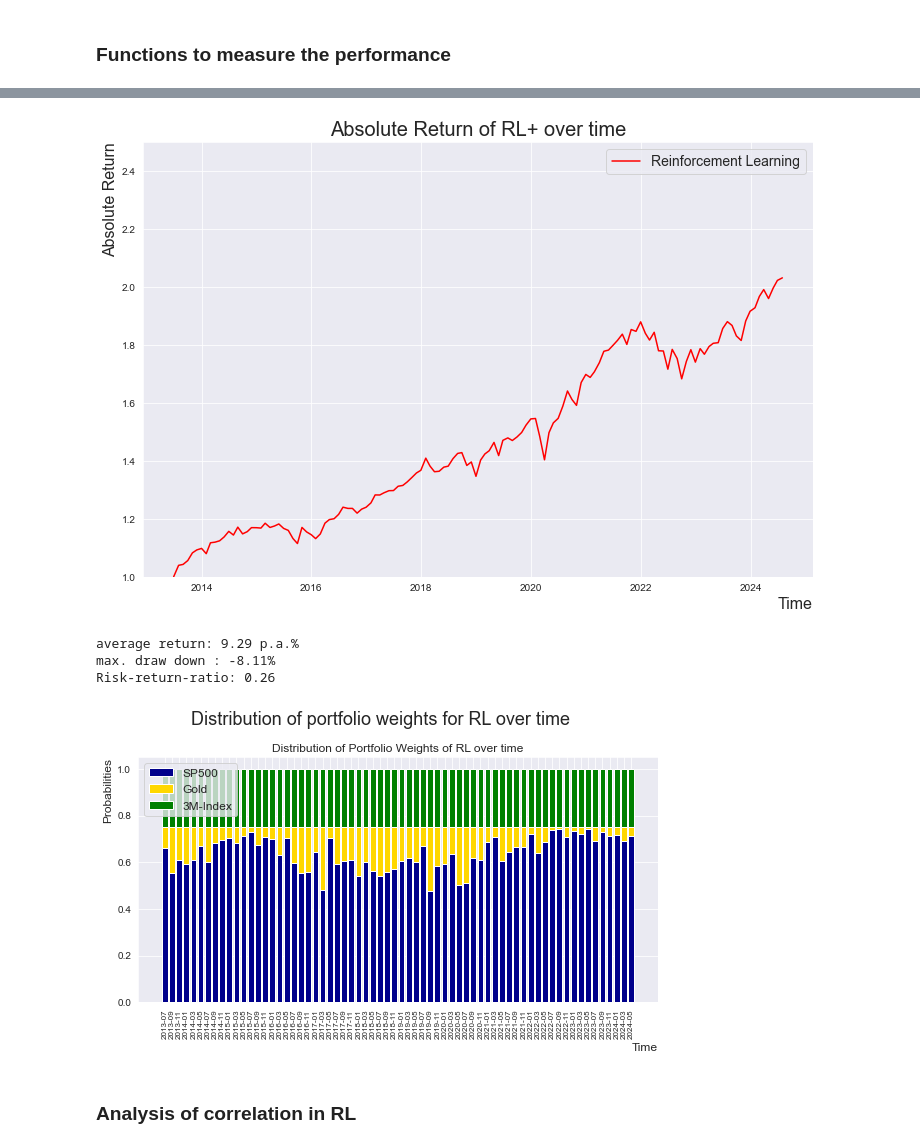
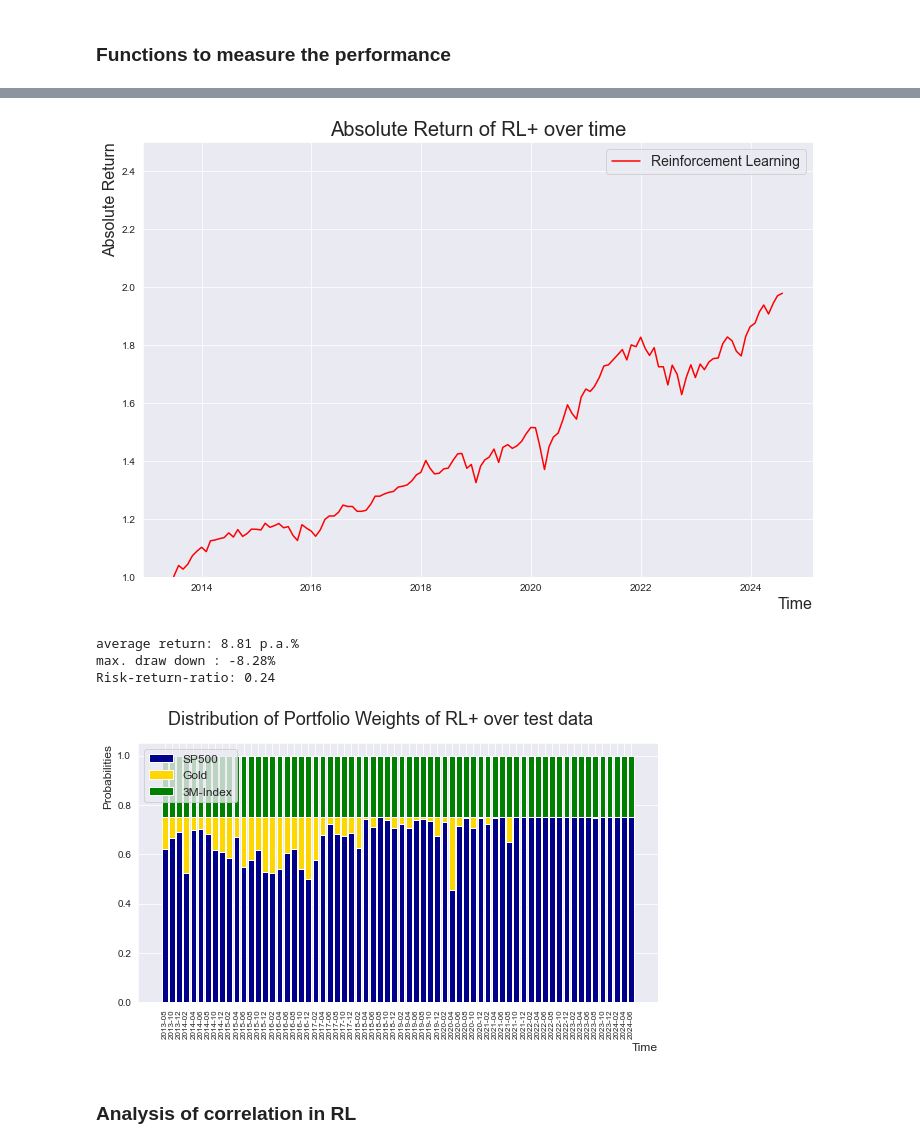
Before and after one commit to JohannesWinkler74/MSc_Thesis, a Jupyter notebook: DQN_target_network/DQN_target_network.ipynb, the cells around one changed output, grey strips where cells are left out. Cells and saved outputs as stored; diff of their text form; code cells hidden in the pictures.

```diff
--- a/DQN_target_network/DQN_target_network.ipynb
+++ b/DQN_target_network/DQN_target_network.ipynb
@@ -111,12 +97,10 @@ data_all_assets_test = df_test[['SP500','Gold','3M-Index']].pct_change()
 epochs = 30000 # number of experiments
 patience = 8000
 learning_rate = 0.001
-delta = 0.90 # discount rate
+delta = 0.9 # discount rate
 epsilon = 1.0
 epsilon_min = 0.01
 epsilon_decay = (epsilon - epsilon_min)/(epochs/1) # half of epochs epsilon-greedy is effective
 batch_size = 40
 target_update_freq = 120 # frequency with which target net is updated
 memory_size = 1000 # replay buffer from which randomly draw (state, action) pairs
-freq = 6
-temperature = 0.5
@@ -123,5 +109,5 @@ temperature = 0.5
 # %%
-class NeuronalNet(nn.Module):
+class NeuralNet(nn.Module):
     def __init__(self, batch_size=50):
         # inherits from nn.Module
         # invoke initiator of parent class
@@ -218,8 +208,8 @@ target_array = torch.zeros(3, dtype=float)
 
 
 # initialize networks
-policy_net = NeuronalNet(batch_size = batch_size)
-target_net = NeuronalNet(batch_size = batch_size)
+policy_net = NeuralNet(batch_size = batch_size)
+target_net = NeuralNet(batch_size = batch_size)
 target_net.load_state_dict(policy_net.state_dict())
 
 # instantiate early_stopping
@@ -408,9 +396,6 @@ for i in range(1, data_all_assets_test.shape[0]):
 sns.set_style('darkgrid')
 fig, ax = plt.subplots(figsize=(12, 8))
 x = df.index[split_obs: split_obs + data_all_assets_test.shape[0]]
-#plt.plot(x, profit_ts_list, label = 'Thompson Sampling', color = 'green')
-#plt.plot(x, profit_mpt_list, label = 'Modern Portfolio Theory', color = 'darkblue')
-#plt.plot(x, profit_rl_list, label = 'Reinforcement Learning', color = 'red', linestyle='dashed')
 plt.plot(x, profit_rl_list_corrected, label = 'Reinforcement Learning', color = 'red')
 plt.xlabel('Time', loc='right', fontsize=16)
 plt.ylabel('Absolute Return', loc='top', fontsize=16)
@@ -422,10 +407,10 @@ plt.show()
 
 performance(profit_rl_list_corrected, num_of_days=(df.index[-1] - df.index[split_obs]).days)
 # %% [output]
-[figure, old version]
+[figure, new version]
-average return: 9.29 p.a.%
-max. draw down : -8.11%
-Risk-return-ratio: 0.26
+average return: 8.81 p.a.%
+max. draw down : -8.28%
+Risk-return-ratio: 0.24
 # %%
 # store result as csv file
 #data_profit_rl = pd.Series(profit_rl_list_corrected)
@@ -447,44 +432,44 @@ fig, ax = plt.subplots(len(portfolios), 1, figsize=(8, 5))
 
 container = []
 x_axis = []
-for i in range(math.floor(len(portfolio_rl_list)/2)):
-    container.append(portfolio_rl_list[i*1])
-    x_axis.append(data_all_assets_test.index[1+i*2].strftime('%Y-%m'))
+for i in range(1,math.floor(len(portfolio_rl_list)),2):
+    container.append(portfolio_rl_list[i])
+    x_axis.append(data_all_assets_test.index[1+i].strftime('%Y-%m'))
 
 # x- axis
 n_timepoints = len(container)
 x = np.arange(n_timepoints)
 
 # define colours
 colors = ['darkblue', 'gold', 'green', 'red']
 
 # bars starting at zero
 bottom = np.zeros(n_timepoints)
 
 # stacked bar chart
 for i, category in enumerate(categories):
     heights = [probabilities[i] for probabilities in container]
     ax.bar(x, heights, bottom=bottom, label=category, color=colors[i])
     # Update der 'bottom'-Positionen für das nächste Segment
     bottom += heights
 
 
 
     # labelling of axis
     ax.set_xlabel('Time', loc='right', fontsize=12)
     ax.set_xticks(x)
     ax.set_xticklabels(x_axis, fontsize=8, rotation=90)
     ax.set_ylabel('Probabilities',loc='top', fontsize=12)
-    ax.set_title(f'Distribution of Portfolio Weights of RL over time', fontsize=12)
+    #ax.set_title(f'Distribution of Portfolio Weights of RL+ over test data', fontsize=12)
 
     # add legend
     ax.legend( loc=2, fontsize=12)
 
-plt.suptitle('Distribution of portfolio weights for RL over time', fontsize = 18)
+plt.suptitle('Distribution of Portfolio Weights of RL+ over test data', fontsize = 18)
 plt.tight_layout()
 plt.show()
 # %% [output]
-[figure, old version]
+[figure, new version]
 # %% [markdown]
 ### Analysis of correlation in RL
 # %%
```
Also changed, not shown: parts of 10 cells of this notebook.
